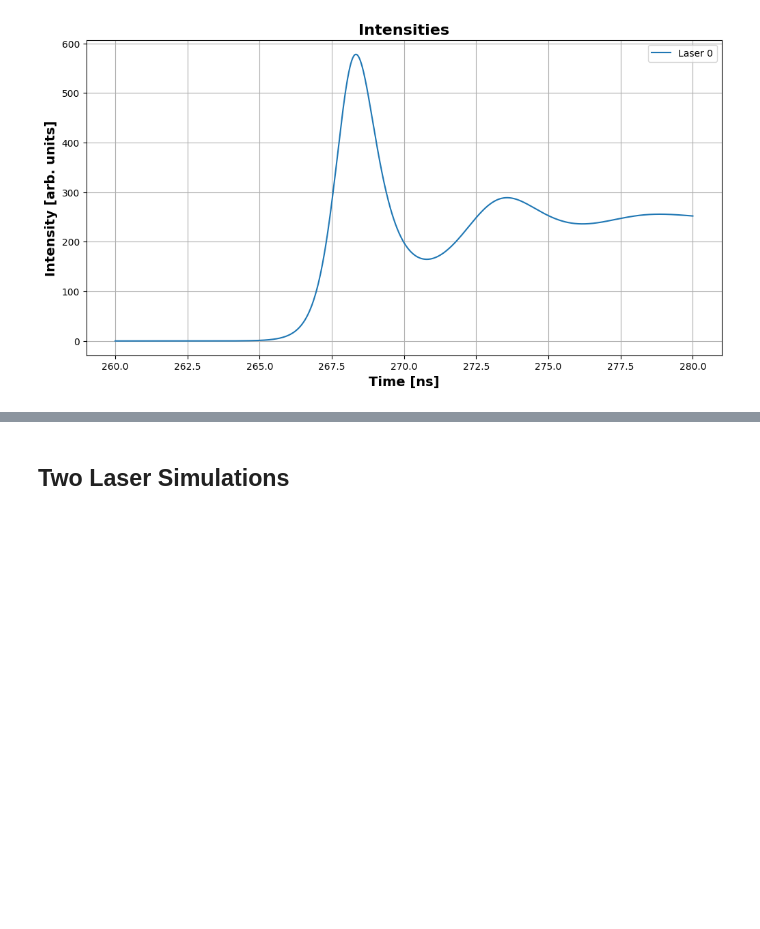
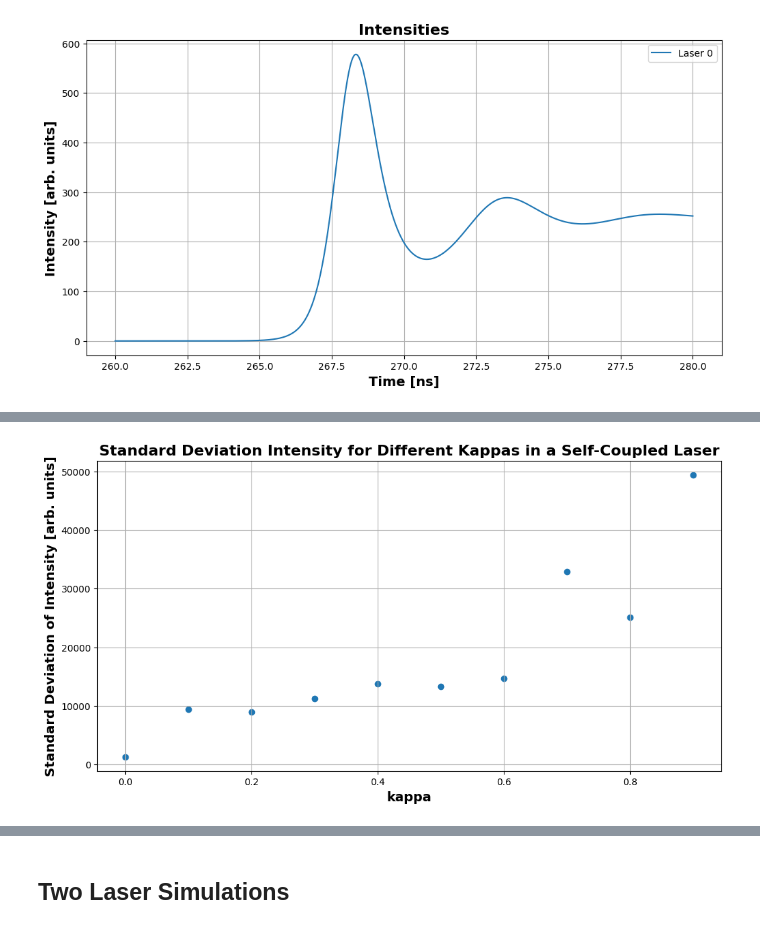
Before and after one commit to godwinduan/lasersim, a Jupyter notebook: MC_SLs_new.ipynb, the cells around one changed output, grey strips where cells are left out. Drawn from its saved outputs; the diff is of its cells as text; code cells hidden in the pictures; blank space fills up the shorter version.

```diff
--- a/MC_SLs_new.ipynb
+++ b/MC_SLs_new.ipynb
@@ -676,0 +758,15 @@ plot_intensities(times, I_ts, 260, 280, filename="1laser_switched_fast_0p1shiftr
+# %%
+# Plot standard deviation vs. kappa curve
+# Used to identify chaos
+plt.figure(figsize=(12, 6))
+plt.scatter(kappa_sweep, stddev_sweep)
+
+plt.xlabel("kappa", fontsize=14, fontweight='bold')
+plt.ylabel("Standard Deviation of Intensity [arb. units]", fontsize=14, fontweight='bold')
+plt.title("Standard Deviation Intensity for Different Kappas in a Self-Coupled Laser",fontsize=16, fontweight='bold')
+plt.grid(True)
+
+plt.savefig("1laser_stddev_vs_kappa.png")
+plt.show()
+# %% [output]
+[figure, added]
```
Also changed, not shown: parts of 14 cells of this notebook.
